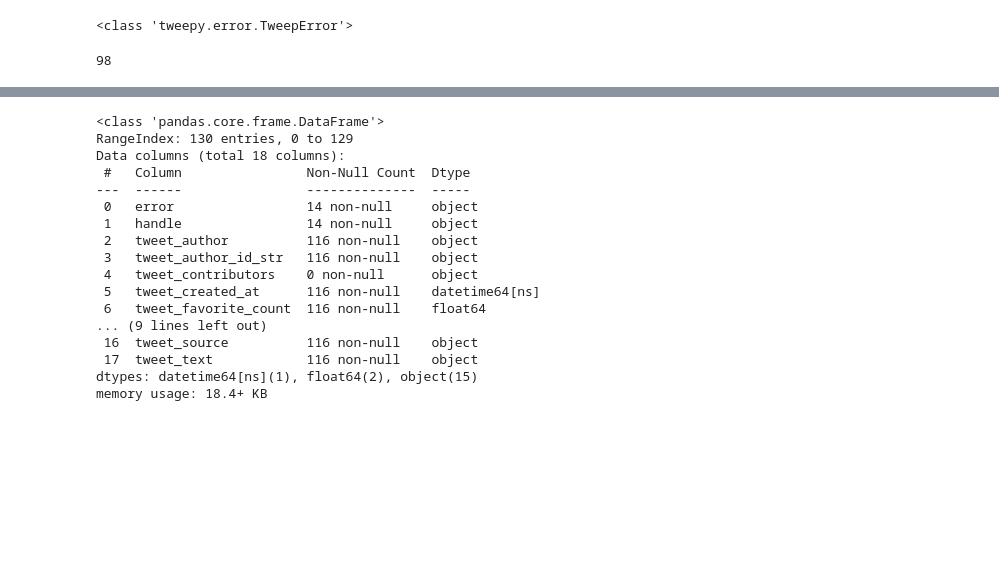
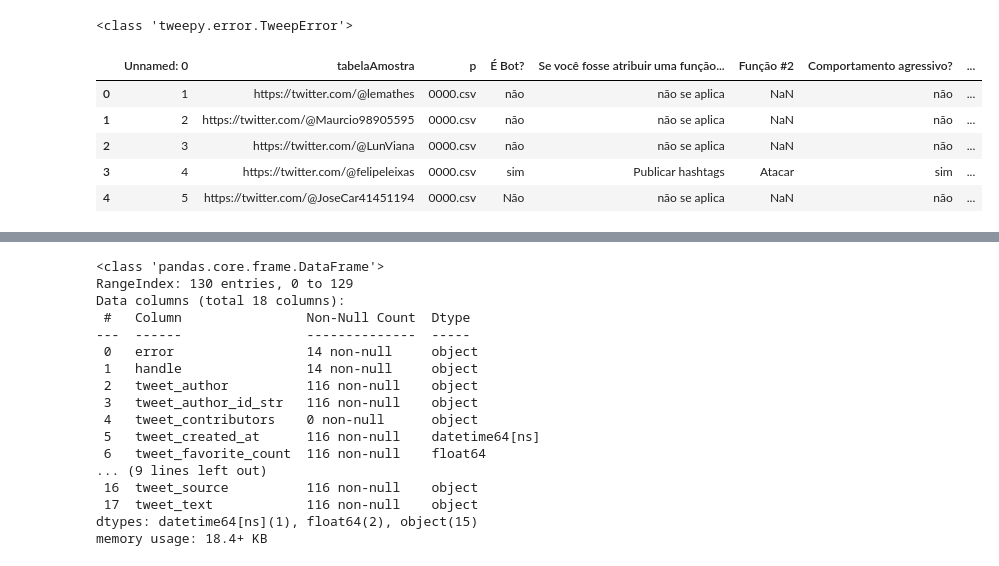
Before and after one commit to Pegabots/API, a Jupyter notebook: extracao-twitter.ipynb, the cells around one changed output, grey strips where cells are left out. Saved outputs shown, nothing was run; the diff lists cells and outputs as text; code cells hidden in the pictures; blank space fills up the shorter version.

```diff
--- a/extracao-twitter.ipynb
+++ b/extracao-twitter.ipynb
@@ -118,11 +118,16 @@ print(type(twitterUser))
 <class 'tweepy.error.TweepError'>
 # %%
 #handles = pd.read_csv("/Users/dc/Downloads/teste.csv", skiprows=[0], header=None,
-df2 = pd.read_csv("/Users/dc/Downloads/teste.csv",
-                      delimiter=",", encoding="latin")
+df2 = pd.read_csv("/Users/dc/Downloads/inctdd-amostrabots2.csv",
+                      delimiter=",", encoding="utf-8")
 
 df2.head()
 
-len(df2)
+# len(df2)
 # %% [output]
-98
+|  | Unnamed: 0 | tabelaAmostra | p | É Bot? | Se você fosse atribuir uma função... | Função #2 | Comportamento agressivo? | ... |
+| 0 | 1 | https://twitter.com/@lemathes | 0000.csv | não | não se aplica | NaN | não | ... |
+| 1 | 2 | https://twitter.com/@Maurcio98905595 | 0000.csv | não | não se aplica | NaN | não | ... |
+| 2 | 3 | https://twitter.com/@LunViana | 0000.csv | não | não se aplica | NaN | não | ... |
+| 3 | 4 | https://twitter.com/@felipeleixas | 0000.csv | sim | Publicar hashtags | Atacar | sim | ... |
+| 4 | 5 | https://twitter.com/@JoseCar41451194 | 0000.csv | Não | não se aplica | NaN | não | ... |
```
Also changed, not shown: parts of 9 cells of this notebook.
